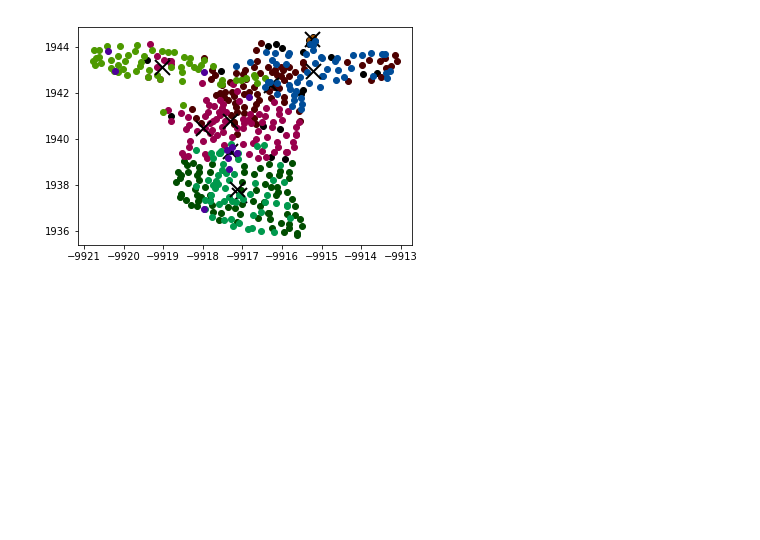
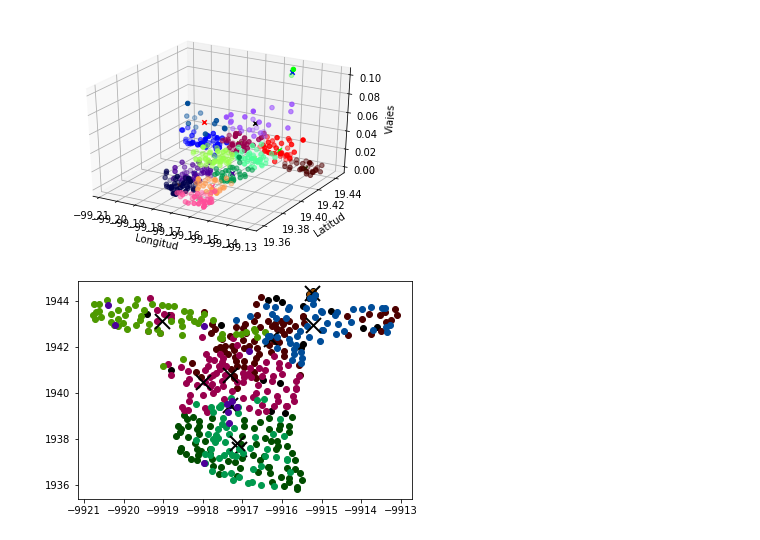
Before and after one commit to kunovg/EcoBici, a Jupyter notebook: Clustering.ipynb, the cells around one changed output. Drawn from its saved outputs; the diff is of its cells as text; code cells hidden in the pictures; blank space fills up the shorter version.

```diff
--- a/Clustering.ipynb
+++ b/Clustering.ipynb
@@ -78,0 +104,15 @@ llegadas_15 = json.load(open('data/llegadas_2015.json'))
+# %%
+fig = plt.figure()
+ax = fig.add_subplot(111, projection='3d')
+
+for datum, centroid in k_means_clustering(stations[['lon','lat', 'viajes']].as_matrix(), n_clusters=14):
+    ax.scatter(datum[:, 0], datum[:, 1], datum[:, 2], marker='o', color=next(colors))
+    # plot the centroids
+    ax.scatter(centroid[0], centroid[1], centroid[2], marker='x', color=next(colors), alpha=1, linewidths=2)
+
+ax.set_xlabel('Longitud')
+ax.set_ylabel('Latitud')
+ax.set_zlabel('Viajes')
+plt.show(block=False)
+# %% [output]
+[figure, added]
```
Also changed, not shown: parts of 3 cells of this notebook, 31 other files.
